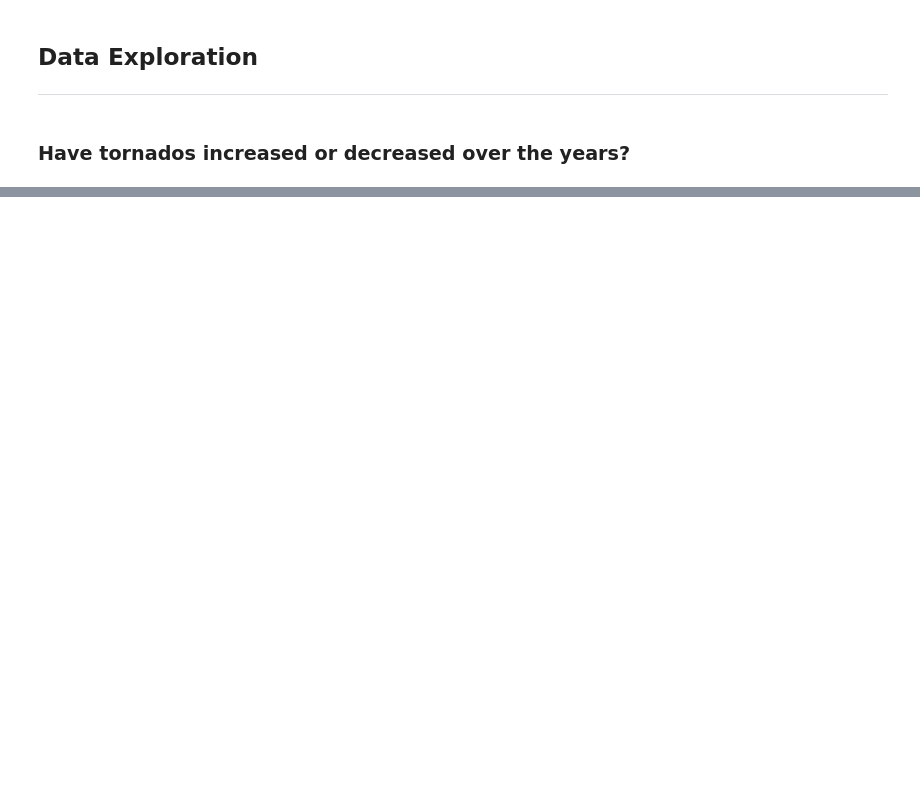
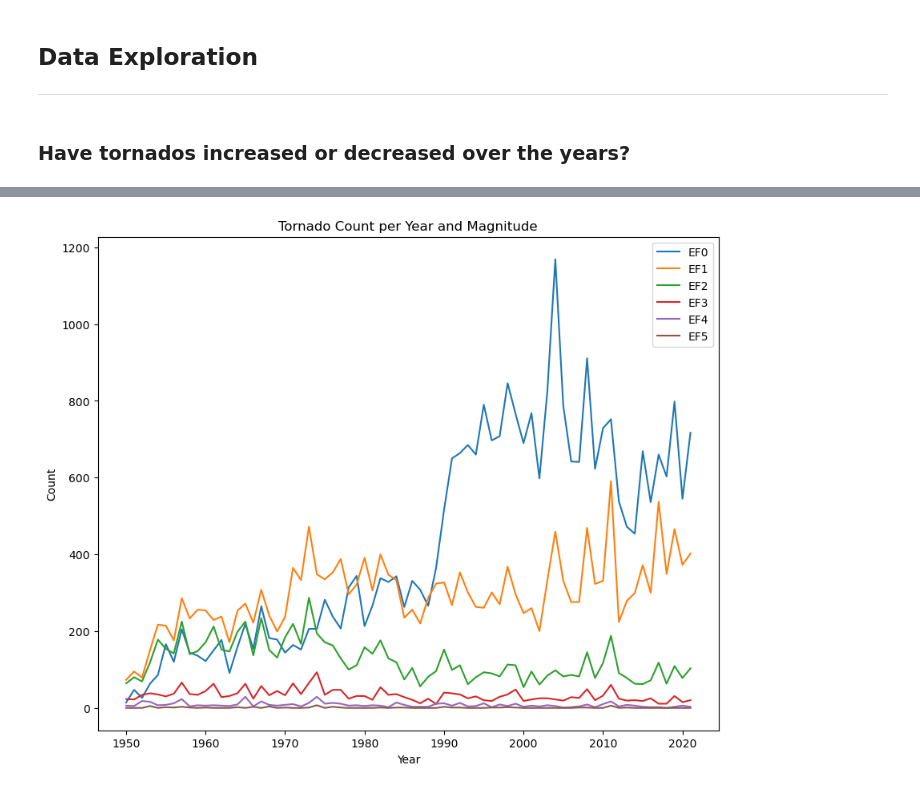
Before and after one commit to TheeLuke/Tornado-Data-Analysis, a Jupyter notebook: Tornado Analysis.ipynb, the cells around one changed output, grey strips where cells are left out. Cells and saved outputs as stored; diff of their text form; code cells hidden in the pictures; blank space fills up the shorter version.

```diff
--- a/Tornado Analysis.ipynb
+++ b/Tornado Analysis.ipynb
@@ -659,19 +654,21 @@ plt.show()
 # %%
-tornado_counts = s_data.groupby(['yr', 'Magnitude']).size().unstack(fill_value=0)
+tornado_counts = s_tornado_data.groupby(['yr', 'Magnitude']).size().unstack(fill_value=0)
 
 x = tornado_counts.index.values
 
 plt.figure(figsize=[10, 8])
 
 for magnitude in range(0, 6):
     y = tornado_counts[magnitude].values
-    plt.plot(x, y, label=f'Magnitude {magnitude}')
+    plt.plot(x, y, label=f'EF{magnitude}')
 
 plt.title('Tornado Count per Year and Magnitude')
 plt.xlabel('Year')
 plt.ylabel('Count')
 plt.legend()
 plt.show()
+# %% [output]
+[figure, added]
 # %%
 rolling_avg = tornado_counts.rolling(window=6, min_periods=1).mean()
 
```
Also changed, not shown: parts of 12 cells of this notebook.
